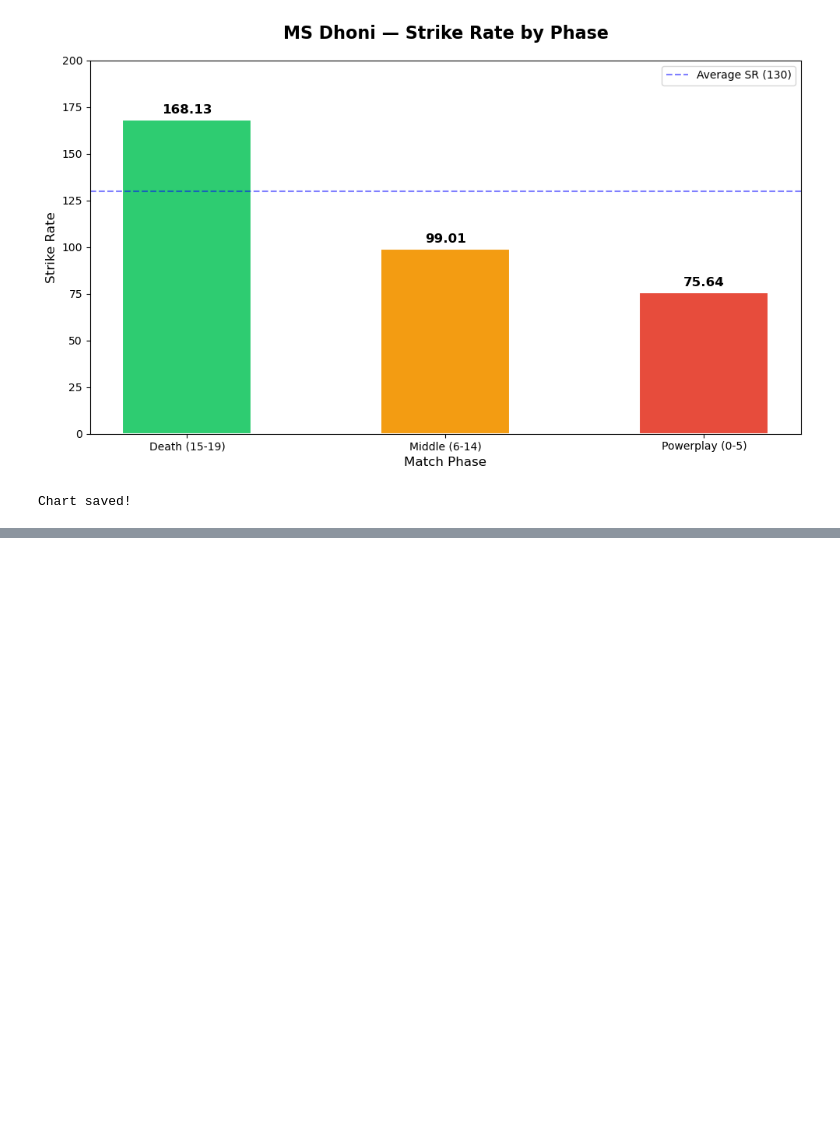
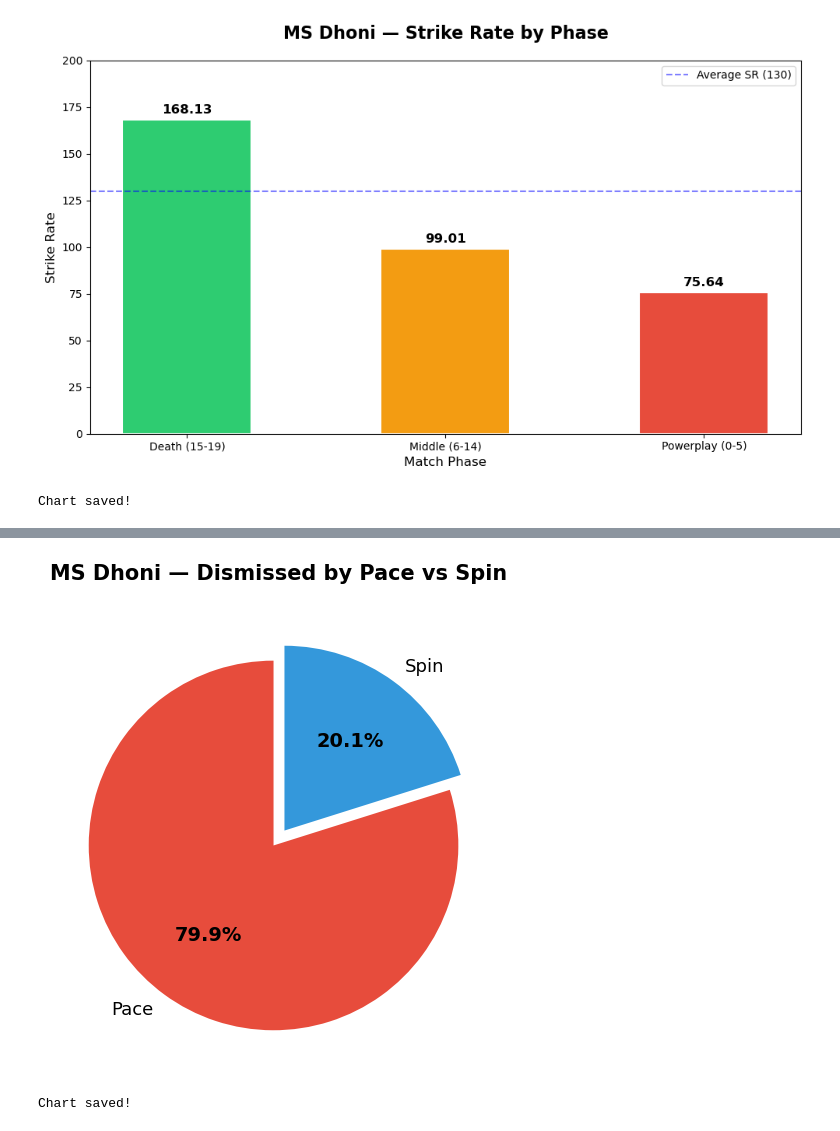
Before and after one commit to mishrashashikamal/ipl-coaching-dashboard, a Jupyter notebook: 01_data_exploration.ipynb, the cells around one changed output, grey strips where cells are left out. Saved outputs shown, nothing was run; the diff lists cells and outputs as text; code cells hidden in the pictures; blank space fills up the shorter version.

Commit message:
Day 2: added pace vs spin weakness analysis and pie chart

```diff
--- a/01_data_exploration.ipynb
+++ b/01_data_exploration.ipynb
@@ -160,0 +167,7 @@ Chart saved!
+# %%
+# Check dismissal types against Dhoni
+dismissals_only = player_data[player_data['is_wicket'] == 1]
+
+print(f"Total dismissals: {len(dismissals_only)}")
+print(f"\nHow he gets out most:")
+print(dismissals_only['dismissal_kind'].value_counts())
@@ -160,0 +274,35 @@ Chart saved!
+# %%
+import matplotlib.pyplot as plt
+
+# Data
+labels = ['Pace', 'Spin']
+sizes = [bowler_type_counts['Pace'], bowler_type_counts['Spin']]
+colors = ['#e74c3c', '#3498db']  # red for pace, blue for spin
+explode = (0.05, 0.05)
+
+# Create pie chart
+plt.figure(figsize=(8, 6))
+wedges, texts, autotexts = plt.pie(
+    sizes,
+    labels=labels,
+    colors=colors,
+    explode=explode,
+    autopct='%1.1f%%',
+    startangle=90,
+    textprops={'fontsize': 13}
+)
+
+# Make percentage text bold
+for autotext in autotexts:
+    autotext.set_fontweight('bold')
+    autotext.set_fontsize(14)
+
+plt.title(f'{player} — Dismissed by Pace vs Spin',
+          fontsize=15, fontweight='bold', pad=20)
+
+plt.savefig('dhoni_pace_vs_spin.png', dpi=150, bbox_inches='tight')
+plt.show()
+print("Chart saved!")
+# %% [output]
+[figure, added]
+Chart saved!
```
Also changed, not shown: parts of 5 cells of this notebook, 1 other file.
